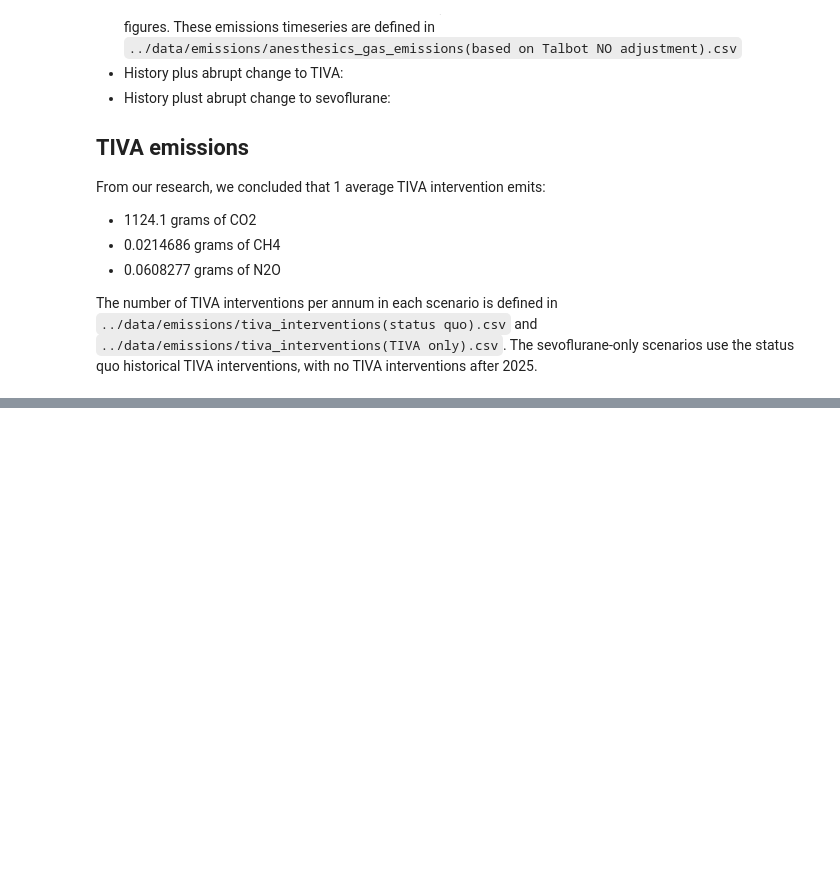
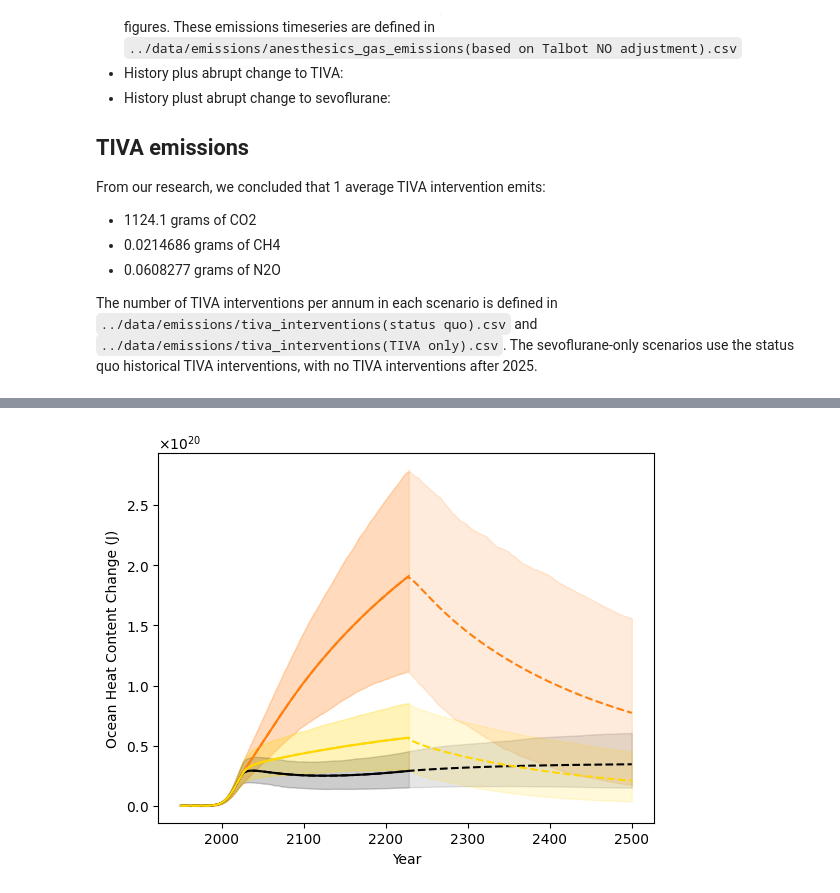
Before and after one commit to alejandroromeroprieto/anaesthetic-project, a Jupyter notebook: notebooks/paper_plots.ipynb, the cells around one changed output, grey strips where cells are left out. Drawn from its saved outputs; the diff is of its cells as text; code cells hidden in the pictures; blank space fills up the shorter version.

```diff
--- a/notebooks/paper_plots.ipynb
+++ b/notebooks/paper_plots.ipynb
@@ -1309,3 +1315,60 @@ plt.show()
+# %%
+# Now plotting the three scenarios together:
+# Status quo
+# only sevoflurane
+# only TIVA
+
+from matplotlib.lines import Line2D
+
+initial_year = 1950 - 1750
+
+# --- Plot the data ---
+
+# Status quo
+plt.plot(timebounds_1[initial_year:-272], mean_f_status_quo_ohc[initial_year:-272], label='Status quo', color='#ff7f0e')
+plt.fill_between(timebounds_1[initial_year:-272], p05_f_status_quo_ohc[initial_year:-272], p95_f_status_quo_ohc[initial_year:-272], alpha=0.15, color='#ff7f0e')
+plt.plot(timebounds_1[initial_year:], mean_f_status_quo_abrupt_cessation_ohc[initial_year:], color='#ff7f0e', linestyle="--")
+plt.fill_between(timebounds_1[initial_year:], p05_f_status_quo_abrupt_cessation_ohc[initial_year:], p95_f_status_quo_abrupt_cessation_ohc[initial_year:], alpha=0.15, color='#ff7f0e')
+
+# TIVA-only
+plt.plot(timebounds_1[initial_year:-272], mean_f_tiva_only_ohc[initial_year:-272], label='TIVA-only', color="black")
+plt.fill_between(timebounds_1[initial_year:-272], p05_f_tiva_only_ohc[initial_year:-272], p95_f_tiva_only_ohc[initial_year:-272], alpha=0.1, color="black")
+plt.plot(timebounds_1[initial_year:], mean_f_tiva_only_abrupt_cessation_ohc[initial_year:], color="black", linestyle="--")
+plt.fill_between(timebounds_1[initial_year:], p05_f_tiva_only_abrupt_cessation_ohc[initial_year:], p95_f_tiva_only_abrupt_cessation_ohc[initial_year:], alpha=0.1, color="black")
+
+# Sevoflurane-only
+plt.plot(timebounds_1[initial_year:-272], mean_f_sevo_only_ohc[initial_year:-272], label='Sevoflurane-only', color="gold")
+plt.fill_between(timebounds_1[initial_year:-272], p05_f_sevo_only_ohc[initial_year:-272], p95_f_sevo_only_ohc[initial_year:-272], alpha=0.15, color="#FFD700")
+plt.plot(timebounds_1[initial_year:], mean_f_sevo_only_abrupt_cessation_ohc[initial_year:], color="gold", linestyle="--")
+plt.fill_between(timebounds_1[initial_year:], p05_f_sevo_only_abrupt_cessation_ohc[initial_year:], p95_f_sevo_only_abrupt_cessation_ohc[initial_year:], alpha=0.15, color="#FFD700")
+
+# --- Custom legend ---
+
+# Proxy artist for the dashed line
+abrupt_line = Line2D([0], [0], color='#4A4A4A', linestyle='--', label='Post-2226 abrupt cessation')
+
+# Add legend with the three scenarios + one dashed line
+# plt.legend(handles=[
+#     plt.Line2D([], [], color='tab:blue', label='Status quo'),
+#     plt.Line2D([], [], color='tab:#FDAF91', label='TIVA-only'),
+#     plt.Line2D([], [], color='tab:#FFD700', label='Sevoflurane-only'),
+#     abrupt_line
+# ])
+
+#plt.title('Warming caused by anesthesia emissions')
+plt.xlabel('Year')
+plt.ylabel(r'Ocean Heat Content Change (J)')
+
+
+ax = plt.gca()
+ax.yaxis.set_major_formatter(ticker.ScalarFormatter(useMathText=True))
+ax.ticklabel_format(axis='y', style='sci')
+
+#plt.savefig("anesthetic_induced_ohc_abrupt_cessation.png", dpi=300, bbox_inches="tight")
+plt.savefig("anesthetic_induced_ohc_abrupt_cessation.svg", format="svg", bbox_inches="tight")
+plt.show()
+# %% [output]
+[figure, added]
 # %%
 # Now plotting the three scenarios together:
 # Status quo
```
Also changed, not shown: parts of 15 cells of this notebook, 1 other file.
